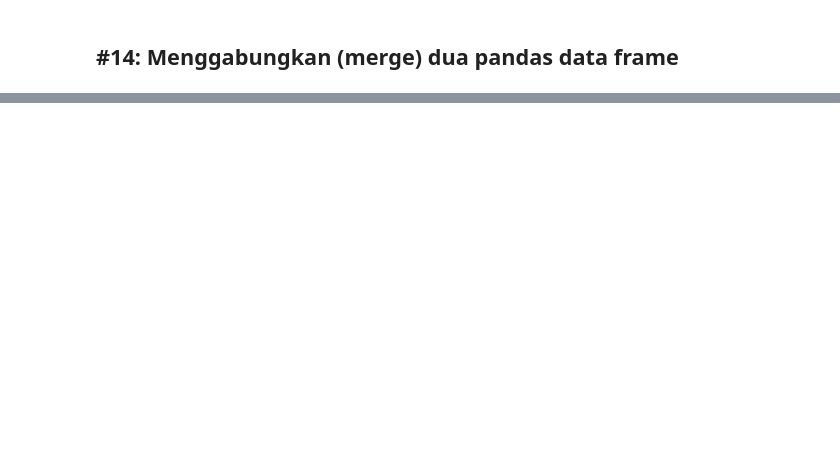
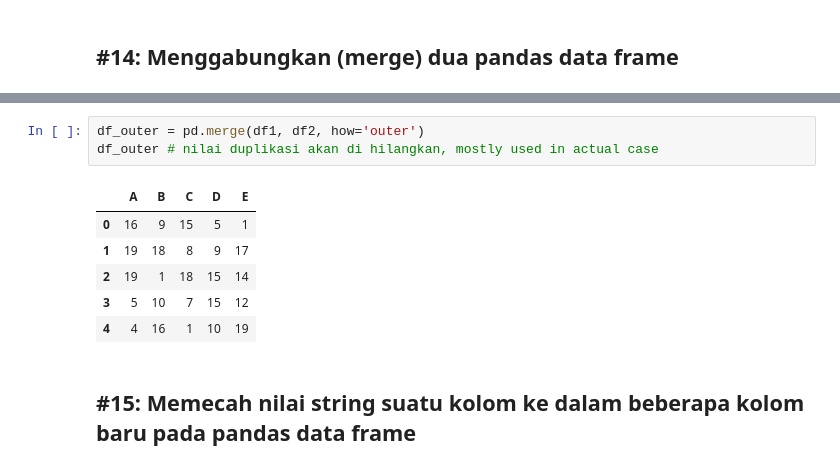
Before and after one commit to yap23/belajar_python, a Jupyter notebook: Belajar Pandas.ipynb, the cells around one changed output, grey strips where cells are left out. Cells and saved outputs as stored; diff of their text form; blank space fills up the shorter version.

```diff
--- a/Belajar Pandas.ipynb
+++ b/Belajar Pandas.ipynb
@@ -710,0 +722,12 @@ df2
+# %%
+df_outer = pd.merge(df1, df2, how='outer')
+df_outer # nilai duplikasi akan di hilangkan, mostly used in actual case
+# %% [output]
+|  | A | B | C | D | E |
+| 0 | 16 | 9 | 15 | 5 | 1 |
+| 1 | 19 | 18 | 8 | 9 | 17 |
+| 2 | 19 | 1 | 18 | 15 | 14 |
+| 3 | 5 | 10 | 7 | 15 | 12 |
+| 4 | 4 | 16 | 1 | 10 | 19 |
+# %% [markdown]
+## #15: Memecah nilai string suatu kolom ke dalam beberapa kolom baru pada pandas data frame
```
Also changed, not shown: parts of 46 cells of this notebook.
